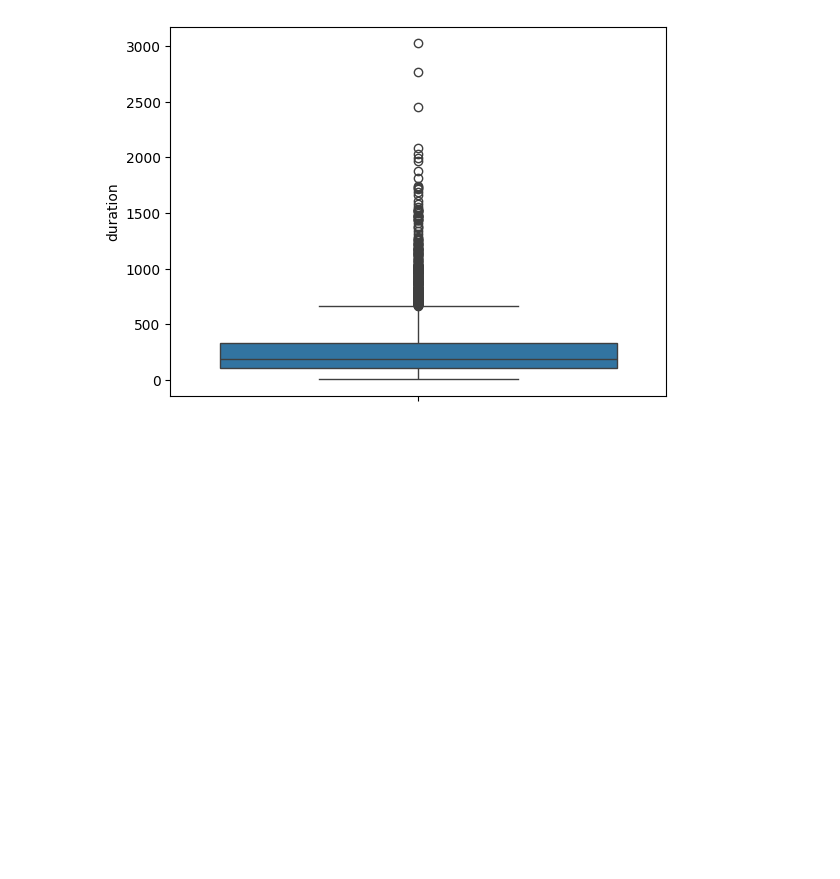
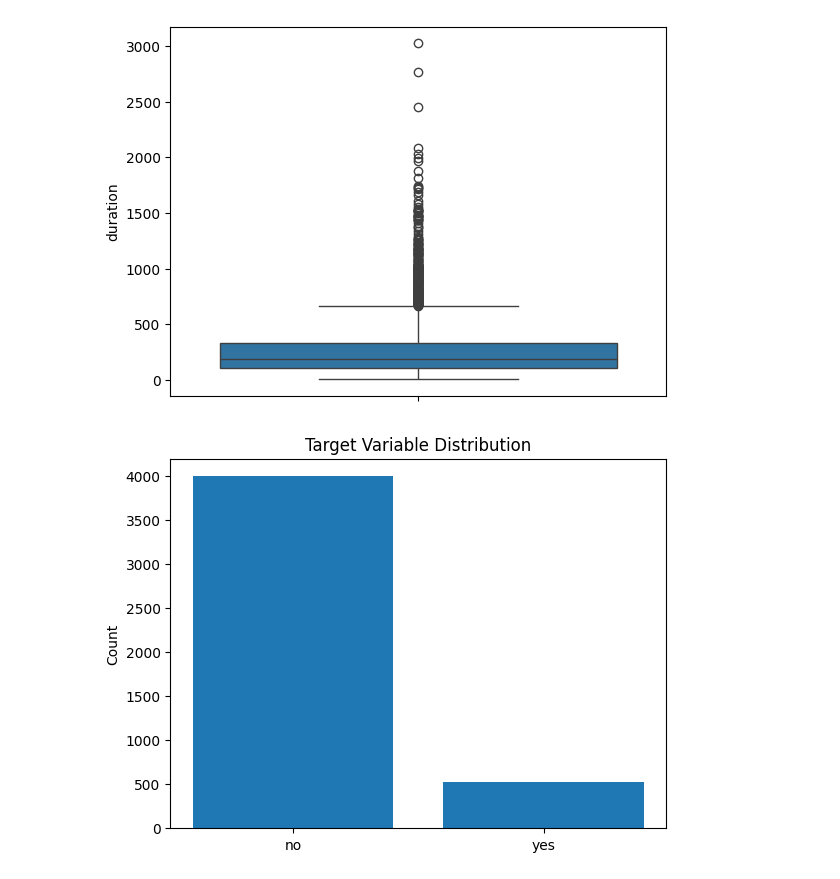
Before and after one commit to RealHaroon/PRODIGY_DS_03, a Jupyter notebook: notebook/Decision Tree Classifier.ipynb, the cells around one changed output. Drawn from its saved outputs; the diff is of its cells as text; code cells hidden in the pictures; blank space fills up the shorter version.

```diff
--- a/notebook/Decision Tree Classifier.ipynb
+++ b/notebook/Decision Tree Classifier.ipynb
@@ -137,3 +137,13 @@ sns.boxplot(df['duration'])
 plt.show()
 # %% [output]
 [figure]
+# %%
+target_dist=df['y'].value_counts()
+plt.bar(target_dist.index, target_dist.values)
+plt.title('Target Variable Distribution')
+plt.ylabel('Count')
+plt.show()
+
+# Insight : 88% No 12% Yes
+# %% [output]
+[figure, added]
```
Also changed, not shown: parts of 1 cell of this notebook.
